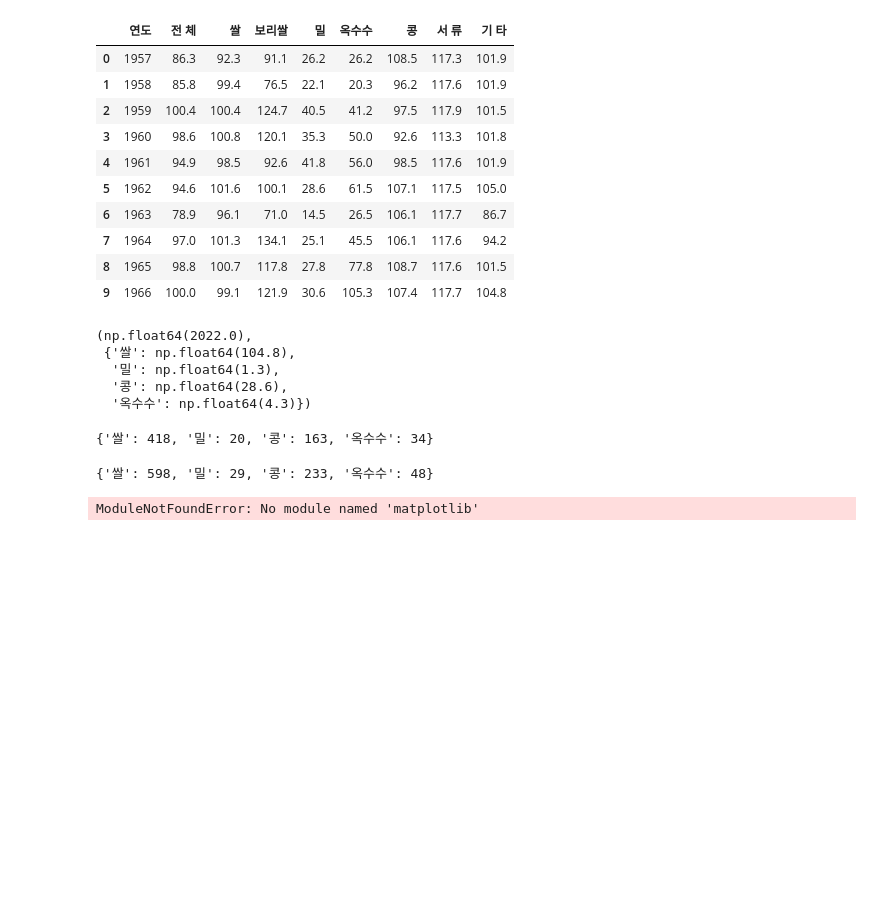
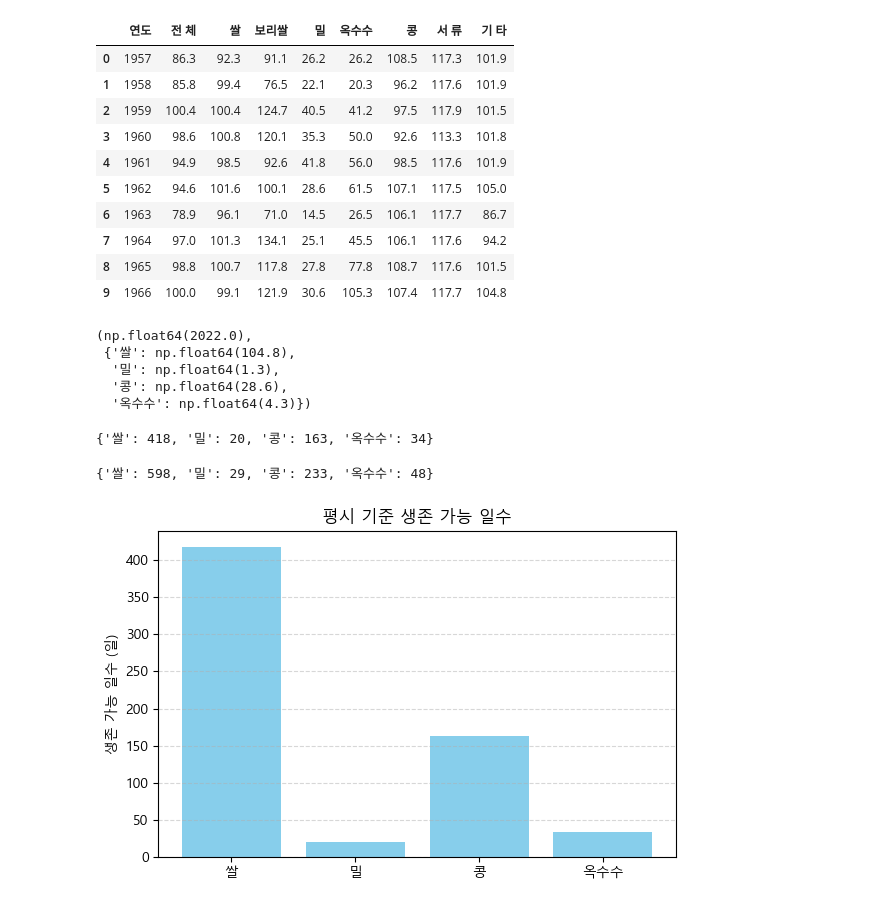
Before and after one commit to one-west/korea-war-food-survival, a Jupyter notebook: app.ipynb, the cells around one changed output. Saved outputs shown, nothing was run; the diff lists cells and outputs as text; code cells hidden in the pictures; blank space fills up the shorter version.

```diff
--- a/app.ipynb
+++ b/app.ipynb
@@ -96,43 +96,69 @@ reduced_survival_days
 # %% [output]
 {'쌀': 598, '밀': 29, '콩': 233, '옥수수': 48}
 # %%
+%matplotlib inline
 import streamlit as st
 import matplotlib.pyplot as plt
 
 # 기본 데이터 (정상 문자열로 수정)
-survival_days_normal = reduced_survival_days
-survival_days_wartime = survival_days
+survival_days_normal = survival_days
+survival_days_wartime = reduced_survival_days
 
-st.title("한반도 전면전 발생 시 곡물 생존 가능 일수 분석")
+# 한글 폰트 설정 (Windows용)
+plt.rcParams['font.family'] = 'Malgun Gothic'
+plt.rcParams['axes.unicode_minus'] = False
 
-st.markdown("""
-이 대시보드는 2022년 농림축산식품부 자급률 통계를 기반으로, 무역이 완전히 차단된 전면전 상황에서
-한국이 각 곡물로 며칠이나 버틸 수 있는지를 계산한 결과입니다.
+# 막대 그래프
+def plot_bar(data, title):
+    plt.figure(figsize=(6, 4))
+    plt.bar(data.keys(), data.values(), color="skyblue")
+    plt.ylabel("생존 가능 일수 (일)")
+    plt.title(title)
+    plt.grid(True, axis="y", linestyle="--", alpha=0.5)
+    plt.tight_layout()
+    plt.show()
 
-- **평시 소비량 기준**: 일반적인 1인당 소비량 기준 (FAO/KOSIS)
-- **전시 소비량 기준**: 소비량 30% 감축 가정
-""")
+# 이중 막대 그래프 (수평)
+def plot_combined_bar(normal, wartime):
+    labels = list(normal.keys())
+    x = range(len(labels))
 
-# 그래프 표시 함수
-def plot_bar(data, title):
-    fig, ax = plt.subplots()
-    ax.bar(data.keys(), data.values(), color="skyblue")
-    ax.set_ylabel("생존 가능 일수 (일)")
-    ax.set_title(title)
-    st.pyplot(fig)
+    normal_values = list(normal.values())
+    wartime_values = list(wartime.values())
 
-# 두 개의 컬럼으로 시각화
-col1, col2 = st.columns(2)
+    bar_height = 0.35
 
-with col1:
-    st.subheader("평시 소비량 기준")
-    plot_bar(survival_days_normal, "평시 기준 생존 가능 일수")
+    plt.figure(figsize=(8, 5))
+    plt.barh([i + bar_height for i in x], normal_values, height=bar_height, label='평시', color='skyblue')
+    plt.barh(x, wartime_values, height=bar_height, label='전시', color='lightcoral')
 
-with col2:
-    st.subheader("전시 소비량 기준")
-    plot_bar(survival_days_wartime, "전시 기준 생존 가능 일수")
+    plt.xlabel("생존 가능 일수 (일)")
+    plt.yticks([i + bar_height / 2 for i in x], labels)
+    plt.title("평시 vs 전시 곡물 생존 가능 일수 비교")
+    plt.legend()
+    plt.grid(True, axis='x', linestyle='--', alpha=0.5)
+    plt.tight_layout()
+    plt.show()
 
-st.markdown("---")
-st.markdown("데이터 출처: 농림축산식품부 자급률 통계, KOSIS, FAO")
+# 원형 그래프
+def plot_pie_comparison(normal, wartime):
+    fig, axes = plt.subplots(1, 2, figsize=(10, 5))
+
+    axes[0].pie(normal.values(), labels=normal.keys(), autopct='%1.1f%%', startangle=140)
+    axes[0].set_title("평시 기준")
+
+    axes[1].pie(wartime.values(), labels=wartime.keys(), autopct='%1.1f%%', startangle=140)
+    axes[1].set_title("전시 기준")
+
+    plt.suptitle("곡물별 생존 가능 일수 비중 비교 (Pie Chart)")
+    plt.tight_layout()
+    plt.show()
+
+
+# 시각화 실행
+plot_bar(survival_days_normal, "평시 기준 생존 가능 일수")
+plot_bar(survival_days_wartime, "전시 기준 생존 가능 일수")
+plot_pie_comparison(survival_days_normal, survival_days_wartime)
+plot_combined_bar(survival_days_normal, survival_days_wartime)
 # %% [output]
-ModuleNotFoundError: No module named 'matplotlib'
+[figure, added]
```
Also changed, not shown: parts of 1 cell of this notebook, 2 other files.
